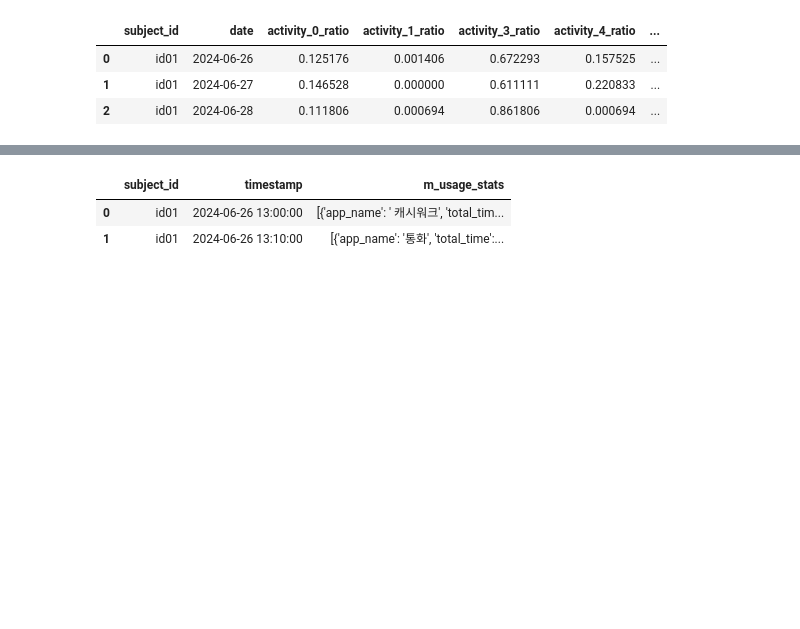
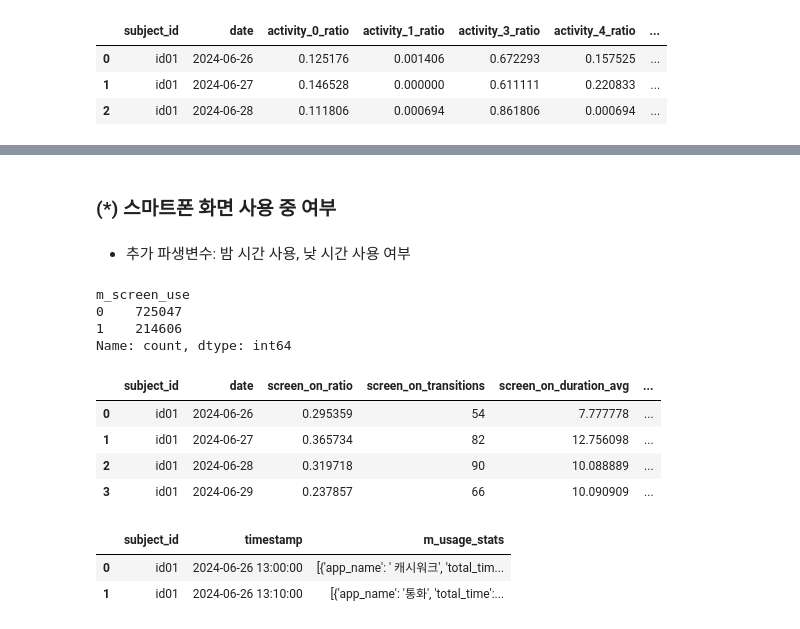
Before and after one commit to datalab-hub/lifelog-sleep-ictc-2025, a Jupyter notebook: minjeong/dacon_etri_base_mod5.ipynb, the cells around one changed output, grey strips where cells are left out. Cells and saved outputs as stored; diff of their text form; code cells hidden in the pictures; blank space fills up the shorter version.

```diff
--- a/minjeong/dacon_etri_base_mod5.ipynb
+++ b/minjeong/dacon_etri_base_mod5.ipynb
@@ -384,16 +439,26 @@ def process_mLight(df):
     return daily
 
 mLight_df2 = process_mLight(mLight_df)
+# %% [markdown]
+### (*) 스마트폰 화면 사용 중 여부
+# %% [markdown]
+- 추가 파생변수: 밤 시간 사용, 낮 시간 사용 여부
 # %%
 def process_mScreenStatus(df):
     df = df.copy()
     df['timestamp'] = pd.to_datetime(df['timestamp'])
     df['date'] = df['timestamp'].dt.date
+    df['hour'] = df['timestamp'].dt.hour  # 시간 정보 추가
+
     features = []
     for (subj, date), group in df.groupby(['subject_id', 'date']):
         status = group['m_screen_use'].values
+        hours = group['hour'].values  # 해당 그룹의 시간 정보
+
+        # 기존 특성들
         ratio_on = status.mean()
         transitions = (status[1:] != status[:-1]).sum()
+
         # 연속된 1 상태 길이들
         durations = []
         current = 0
@@ -405,6 +470,16 @@ def process_mScreenStatus(df):
                 current = 0
         if current > 0:
             durations.append(current)
+
+        # 시간대별 사용 패턴 추가
+        # 밤 시간대 (22시-05시) 스크린 사용
+        night_mask = (hours >= 22) | (hours <= 5)
+        night_screen_usage = status[night_mask].mean() if night_mask.any() else 0
+
+        # 낮 시간대 (06시-21시) 스크린 사용
+        day_mask = (hours >= 6) & (hours <= 21)
+        day_screen_usage = status[day_mask].mean() if day_mask.any() else 0
+
         features.append({
             'subject_id': subj,
             'date': date,
@@ -412,10 +487,29 @@ def process_mScreenStatus(df):
             'screen_on_transitions': transitions,
             'screen_on_duration_avg': np.mean(durations) if durations else 0,
             'screen_on_duration_max': np.max(durations) if durations else 0,
+            'night_screen_usage': night_screen_usage,  # 밤시간 스크린 사용 비율
+            'day_screen_usage': day_screen_usage,      # 낮시간 스크린 사용 비율
         })
     return pd.DataFrame(features)
 
 mScreenStatus_df2 = process_mScreenStatus(mScreenStatus_df)
+# %%
+# 분포가 너무 치우쳐있는지 확인
+print(mScreenStatus_df['m_screen_use'].value_counts())
+# 만약 0이 99%, 1이 1%라면 정보량이 적을 수 있음
+# %% [output]
+m_screen_use
+0    725047
+1    214606
+Name: count, dtype: int64
+# %%
+mScreenStatus_df2.head(4)
+# %% [output]
+|  | subject_id | date | screen_on_ratio | screen_on_transitions | screen_on_duration_avg | ... |
+| 0 | id01 | 2024-06-26 | 0.295359 | 54 | 7.777778 | ... |
+| 1 | id01 | 2024-06-27 | 0.365734 | 82 | 12.756098 | ... |
+| 2 | id01 | 2024-06-28 | 0.319718 | 90 | 10.088889 | ... |
+| 3 | id01 | 2024-06-29 | 0.237857 | 66 | 10.090909 | ... |
 # %%
 mUsageStats_df.head(2)
 # %% [output]
```
Also changed, not shown: parts of 39 cells of this notebook, 6 other files.
